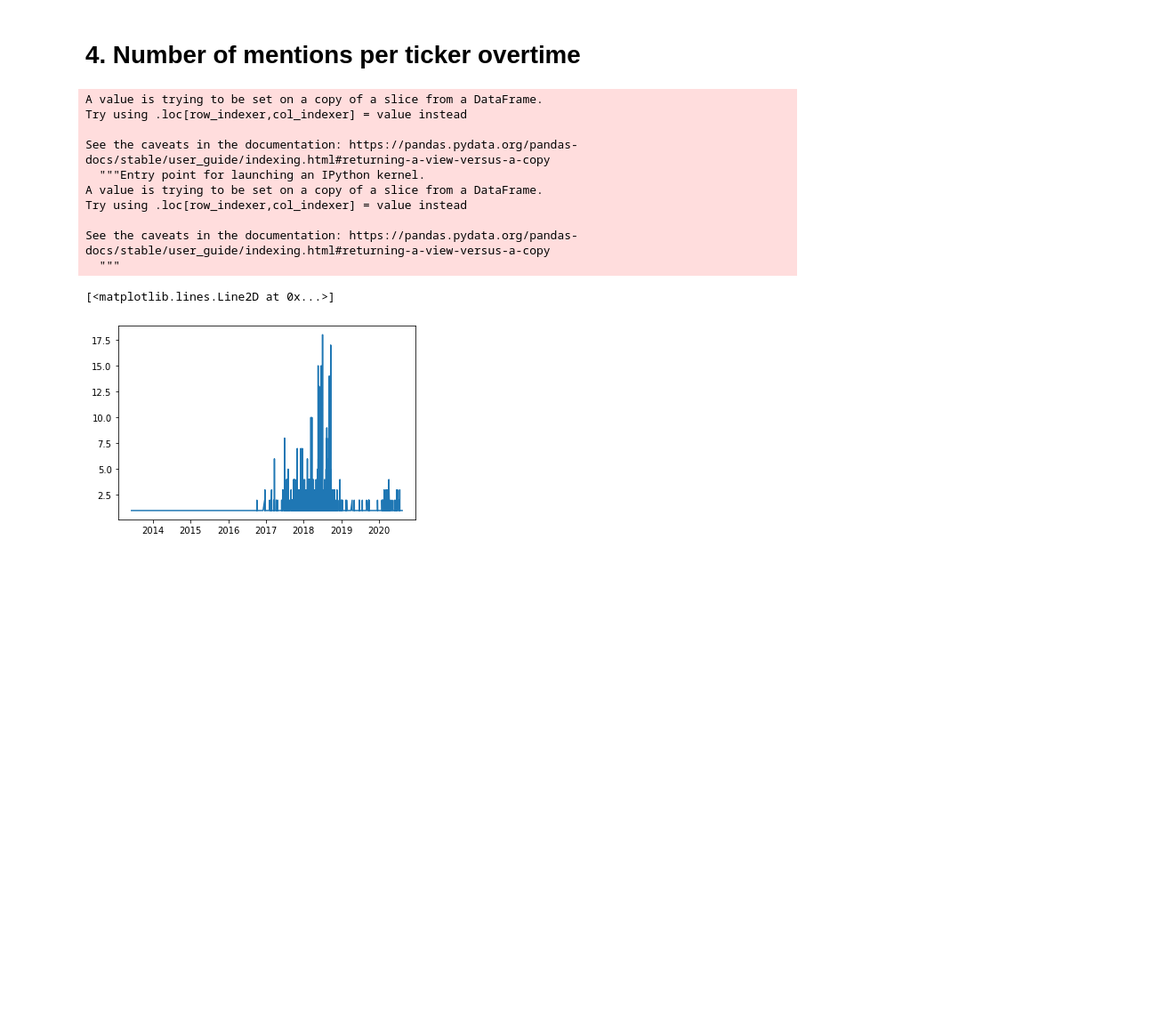
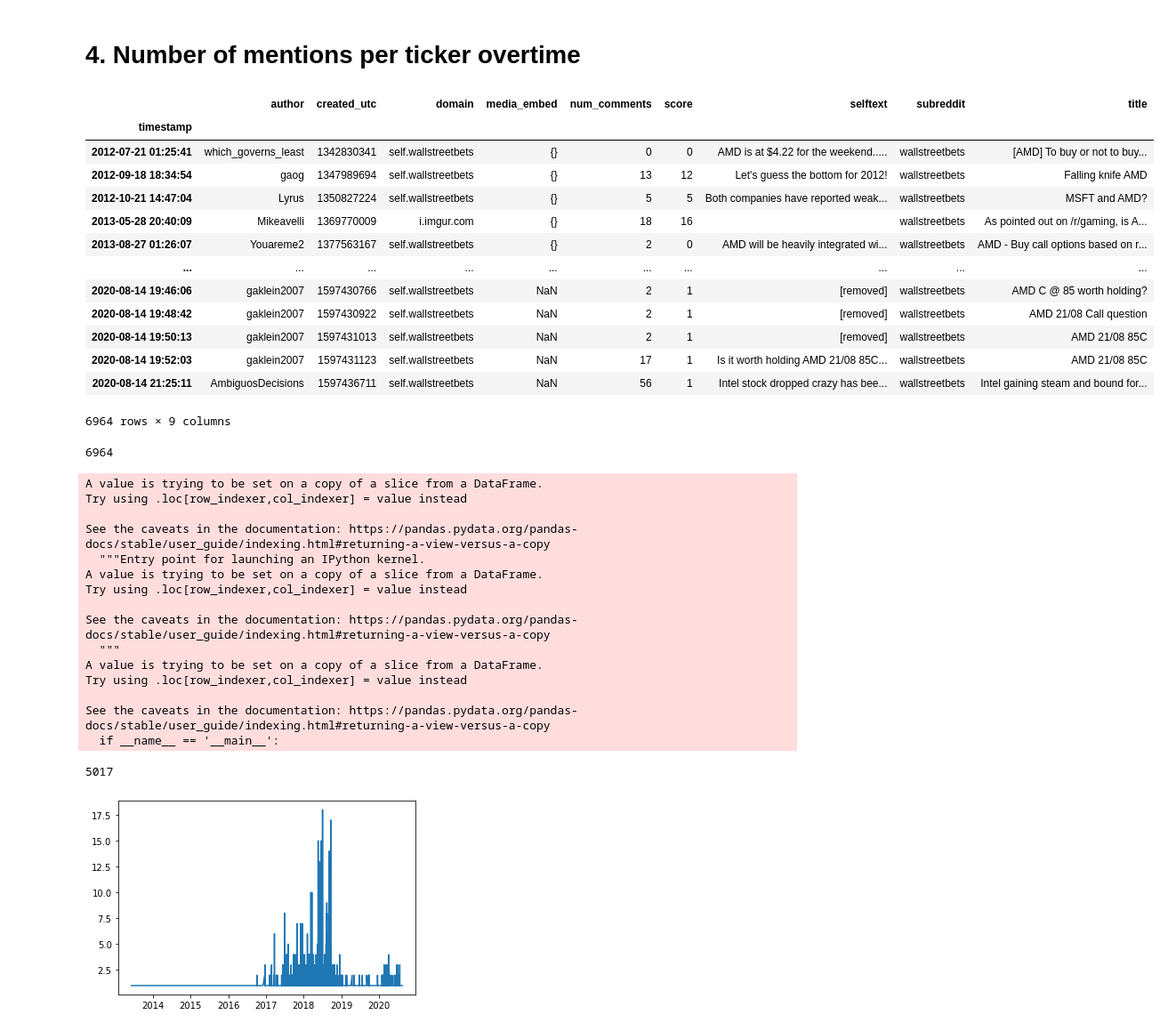
Before and after one commit to DS4A-mathemagicians/r_wallstreetbet, a Jupyter notebook: Wall Street Bet.ipynb, the cells around one changed output. Shown: that part at 89% size. Cells and saved outputs as stored; diff of their text form; code cells hidden in the pictures; blank space fills up the shorter version.

```diff
--- a/Wall Street Bet.ipynb
+++ b/Wall Street Bet.ipynb
@@ -316,11 +337,36 @@ MU = filtered_data[filtered_data.title.apply(lambda x: 'MU' in x)]
+# %%
+AMD
+# %% [output]
+|  | author | created_utc | domain | media_embed | num_comments | score | selftext | subreddit | title |
+| timestamp |  |  |  |  |  |  |  |  |  |
+| 2012-07-21 01:25:41 | which_governs_least | 1342830341 | self.wallstreetbets | {} | 0 | 0 | AMD is at $4.22 for the weekend..... | wallstreetbets | [AMD] To buy or not to buy... |
+| 2012-09-18 18:34:54 | gaog | 1347989694 | self.wallstreetbets | {} | 13 | 12 | Let's guess the bottom for 2012! | wallstreetbets | Falling knife AMD |
+| 2012-10-21 14:47:04 | Lyrus | 1350827224 | self.wallstreetbets | {} | 5 | 5 | Both companies have reported weak... | wallstreetbets | MSFT and AMD? |
+| 2013-05-28 20:40:09 | Mikeavelli | 1369770009 | i.imgur.com | {} | 18 | 16 |  | wallstreetbets | As pointed out on /r/gaming, is A... |
+| 2013-08-27 01:26:07 | Youareme2 | 1377563167 | self.wallstreetbets | {} | 2 | 0 | AMD will be heavily integrated wi... | wallstreetbets | AMD - Buy call options based on r... |
+| ... | ... | ... | ... | ... | ... | ... | ... | ... | ... |
+| 2020-08-14 19:46:06 | gaklein2007 | 1597430766 | self.wallstreetbets | NaN | 2 | 1 | [removed] | wallstreetbets | AMD C @ 85 worth holding? |
+| 2020-08-14 19:48:42 | gaklein2007 | 1597430922 | self.wallstreetbets | NaN | 2 | 1 | [removed] | wallstreetbets | AMD 21/08 Call question |
+| 2020-08-14 19:50:13 | gaklein2007 | 1597431013 | self.wallstreetbets | NaN | 2 | 1 | [removed] | wallstreetbets | AMD 21/08 85C |
+| 2020-08-14 19:52:03 | gaklein2007 | 1597431123 | self.wallstreetbets | NaN | 17 | 1 | Is it worth holding AMD 21/08 85C... | wallstreetbets | AMD 21/08 85C |
+| 2020-08-14 21:25:11 | AmbiguosDecisions | 1597436711 | self.wallstreetbets | NaN | 56 | 1 | Intel stock dropped crazy has bee... | wallstreetbets | Intel gaining steam and bound for... |
+6964 rows × 9 columns
+# %%
+sum(AMD.author)
+# %% [output]
+6964
 # %%
 AMD['hourly']=AMD.index.round('H')
-AMD = AMD.groupby('hourly').count()
+# AMD = AMD.groupby('hourly').count()
 AMD.to_csv('AMD.csv')
 
 MU['hourly']=MU.index.round('H')
-MU = MU.groupby('hourly').count()
+# MU = MU.groupby('hourly').count()
 MU.to_csv('MU.csv')
+
+TSLA['hourly']=TSLA.index.round('H')
+# TSLA = TSLA.groupby('hourly').count()
+TSLA.to_csv('TSLA.csv')
 # %% [output]
 A value is trying to be set on a copy of a slice from a DataFrame.
 Try using .loc[row_indexer,col_indexer] = value instead
@@ -332,8 +378,14 @@ Try using .loc[row_indexer,col_indexer] = value instead
 
 See the caveats in the documentation: https://pandas.pydata.org/pandas-docs/stable/user_guide/indexing.html#returning-a-view-versus-a-copy
   """
+A value is trying to be set on a copy of a slice from a DataFrame.
+Try using .loc[row_indexer,col_indexer] = value instead
+
+See the caveats in the documentation: https://pandas.pydata.org/pandas-docs/stable/user_guide/indexing.html#returning-a-view-versus-a-copy
+  if __name__ == '__main__':
 # %%
 plt.plot(MU.author)
+sum(MU.author)
 # %% [output]
-[<matplotlib.lines.Line2D at 0x...>]
+5017
 [figure]
```
Also changed, not shown: parts of 2 cells of this notebook.
